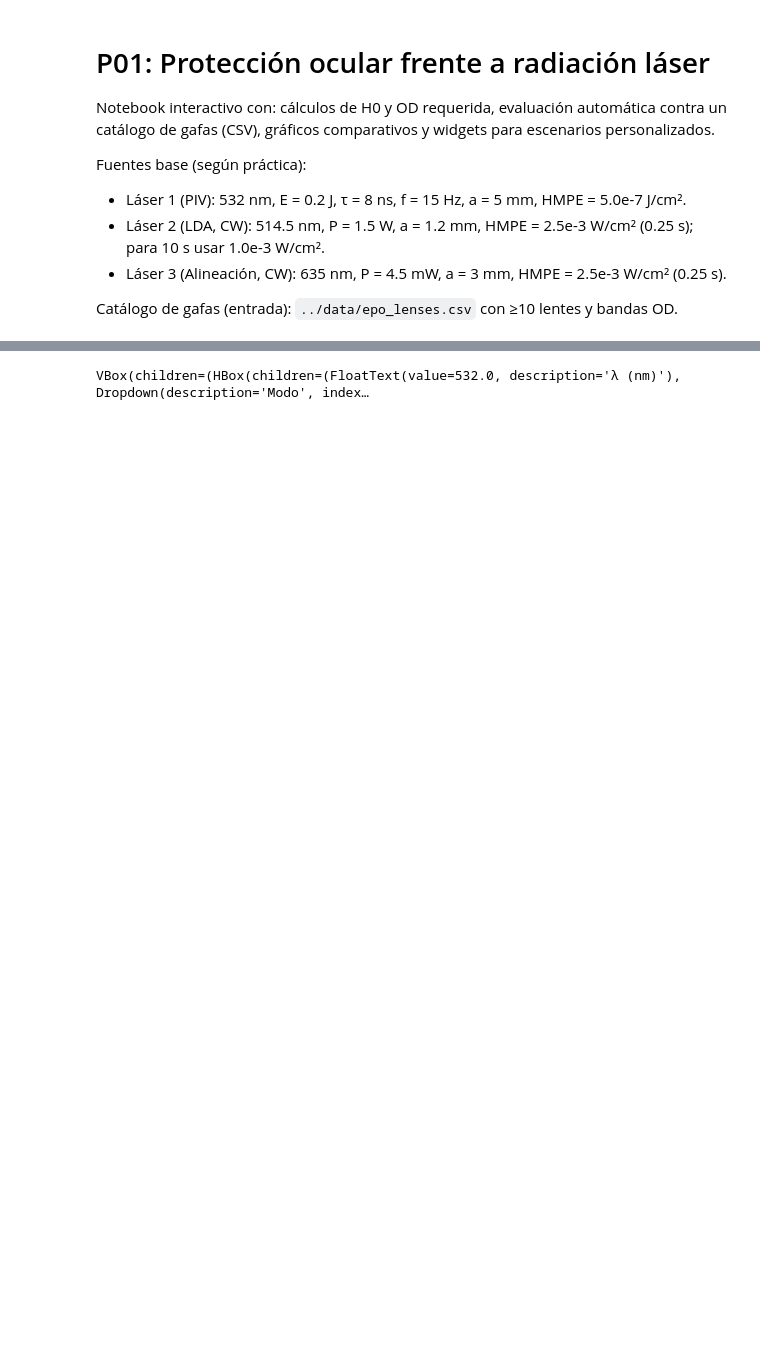
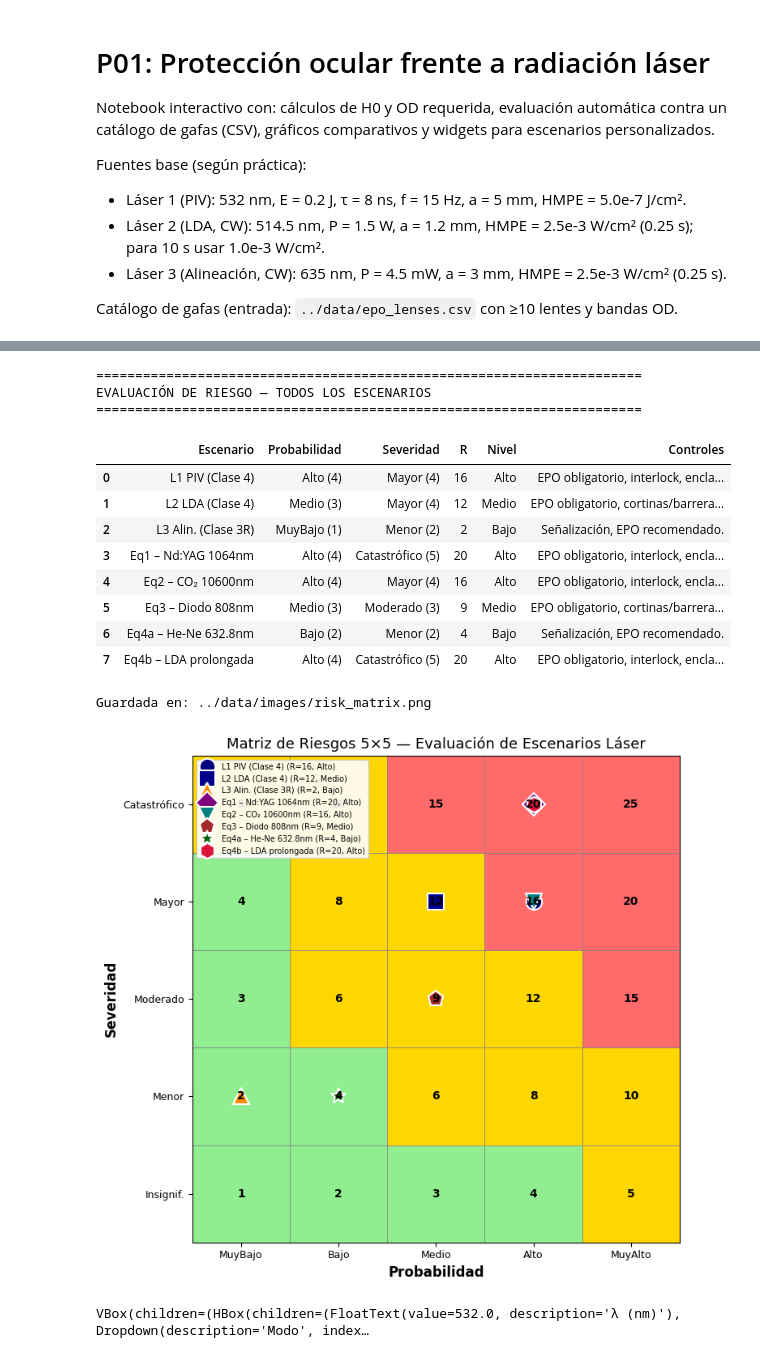
Before and after one commit to EU97/Aero-Messure, a Jupyter notebook: Practicas/P01_Proteccion_Laser/notebooks/P01_Proteccion_Laser.ipynb, the cells around one changed output, grey strips where cells are left out. Saved outputs shown, nothing was run; the diff lists cells and outputs as text; code cells hidden in the pictures; blank space fills up the shorter version.

```diff
--- a/Practicas/P01_Proteccion_Laser/notebooks/P01_Proteccion_Laser.ipynb
+++ b/Practicas/P01_Proteccion_Laser/notebooks/P01_Proteccion_Laser.ipynb
@@ -226,3 +338,66 @@ Gráfica guardada en: ../data/images/Laser_3___Alineacion.png
+# %%
+# === Evaluación de Riesgo: Escenarios Base + Equipos ===
+
+# Escenarios base
+base_scenarios = [
+    {'name': 'L1 PIV (Clase 4)',      'prob': 4, 'sev': 4},
+    {'name': 'L2 LDA (Clase 4)',      'prob': 3, 'sev': 4},
+    {'name': 'L3 Alin. (Clase 3R)',   'prob': 1, 'sev': 2},
+]
+
+# Escenarios de equipos
+team_scenarios = [
+    {'name': 'Eq1 – Nd:YAG 1064nm',  'prob': 4, 'sev': 5},
+    {'name': 'Eq2 – CO₂ 10600nm',    'prob': 4, 'sev': 4},
+    {'name': 'Eq3 – Diodo 808nm',    'prob': 3, 'sev': 3},
+    {'name': 'Eq4a – He-Ne 632.8nm', 'prob': 2, 'sev': 2},
+    {'name': 'Eq4b – LDA prolongada', 'prob': 4, 'sev': 5},
+]
+
+# Tabla resumen de riesgos
+print("=" * 70)
+print("EVALUACIÓN DE RIESGO — TODOS LOS ESCENARIOS")
+print("=" * 70)
+all_scenarios = base_scenarios + team_scenarios
+if HAS_PANDAS:
+    risk_rows = []
+    for sc in all_scenarios:
+        r = risk_assessment(sc['prob'], sc['sev'])
+        risk_rows.append({
+            'Escenario': sc['name'],
+            'Probabilidad': f"{r['prob_label']} ({r['prob']})",
+            'Severidad': f"{r['sev_label']} ({r['sev']})",
+            'R': r['R'],
+            'Nivel': r['nivel'],
+            'Controles': risk_controls(r['nivel'])
+        })
+    df_risk = pd.DataFrame(risk_rows)
+    display(df_risk)
+else:
+    for sc in all_scenarios:
+        r = risk_assessment(sc['prob'], sc['sev'])
+        print(f"{sc['name']}: P={r['prob_label']}({r['prob']}), "
+              f"S={r['sev_label']}({r['sev']}), R={r['R']} → {r['nivel']}")
+
+# Dibujar la matriz de riesgos combinada
+import os
+os.makedirs('../data/images', exist_ok=True)
+plot_risk_matrix(all_scenarios, save_path='../data/images/risk_matrix.png')
+# %% [output]
+======================================================================
+EVALUACIÓN DE RIESGO — TODOS LOS ESCENARIOS
+======================================================================
+|  | Escenario | Probabilidad | Severidad | R | Nivel | Controles |
+| 0 | L1 PIV (Clase 4) | Alto (4) | Mayor (4) | 16 | Alto | EPO obligatorio, interlock, encla... |
+| 1 | L2 LDA (Clase 4) | Medio (3) | Mayor (4) | 12 | Medio | EPO obligatorio, cortinas/barrera... |
+| 2 | L3 Alin. (Clase 3R) | MuyBajo (1) | Menor (2) | 2 | Bajo | Señalización, EPO recomendado. |
+| 3 | Eq1 – Nd:YAG 1064nm | Alto (4) | Catastrófico (5) | 20 | Alto | EPO obligatorio, interlock, encla... |
+| 4 | Eq2 – CO₂ 10600nm | Alto (4) | Mayor (4) | 16 | Alto | EPO obligatorio, interlock, encla... |
+| 5 | Eq3 – Diodo 808nm | Medio (3) | Moderado (3) | 9 | Medio | EPO obligatorio, cortinas/barrera... |
+| 6 | Eq4a – He-Ne 632.8nm | Bajo (2) | Menor (2) | 4 | Bajo | Señalización, EPO recomendado. |
+| 7 | Eq4b – LDA prolongada | Alto (4) | Catastrófico (5) | 20 | Alto | EPO obligatorio, interlock, encla... |
+Guardada en: ../data/images/risk_matrix.png
+[figure, added]
 # %%
 # Widgets interactivos (si disponibles)
 if HAS_WIDGETS:
```
Also changed, not shown: parts of 4 cells of this notebook, 16 other files.
